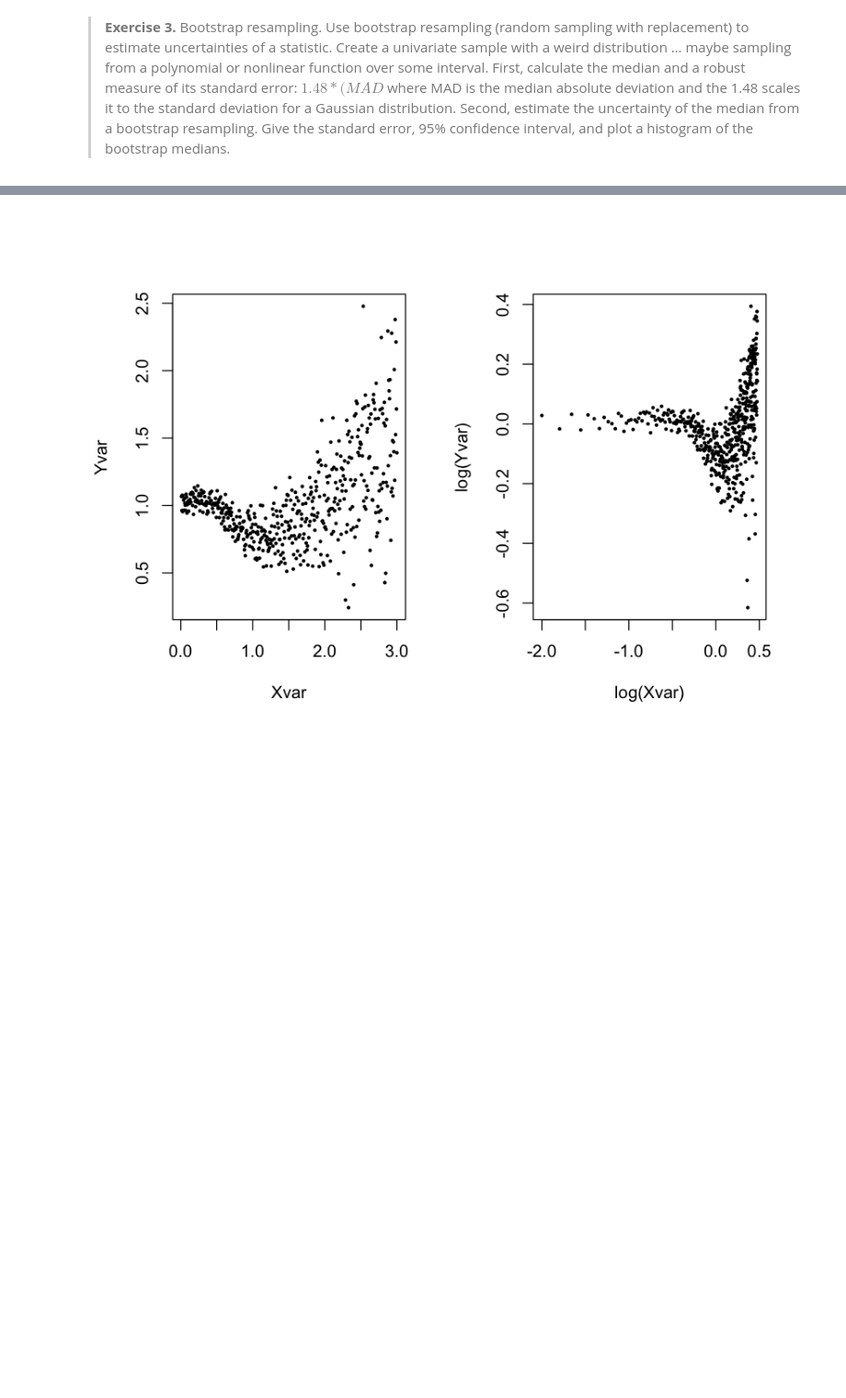
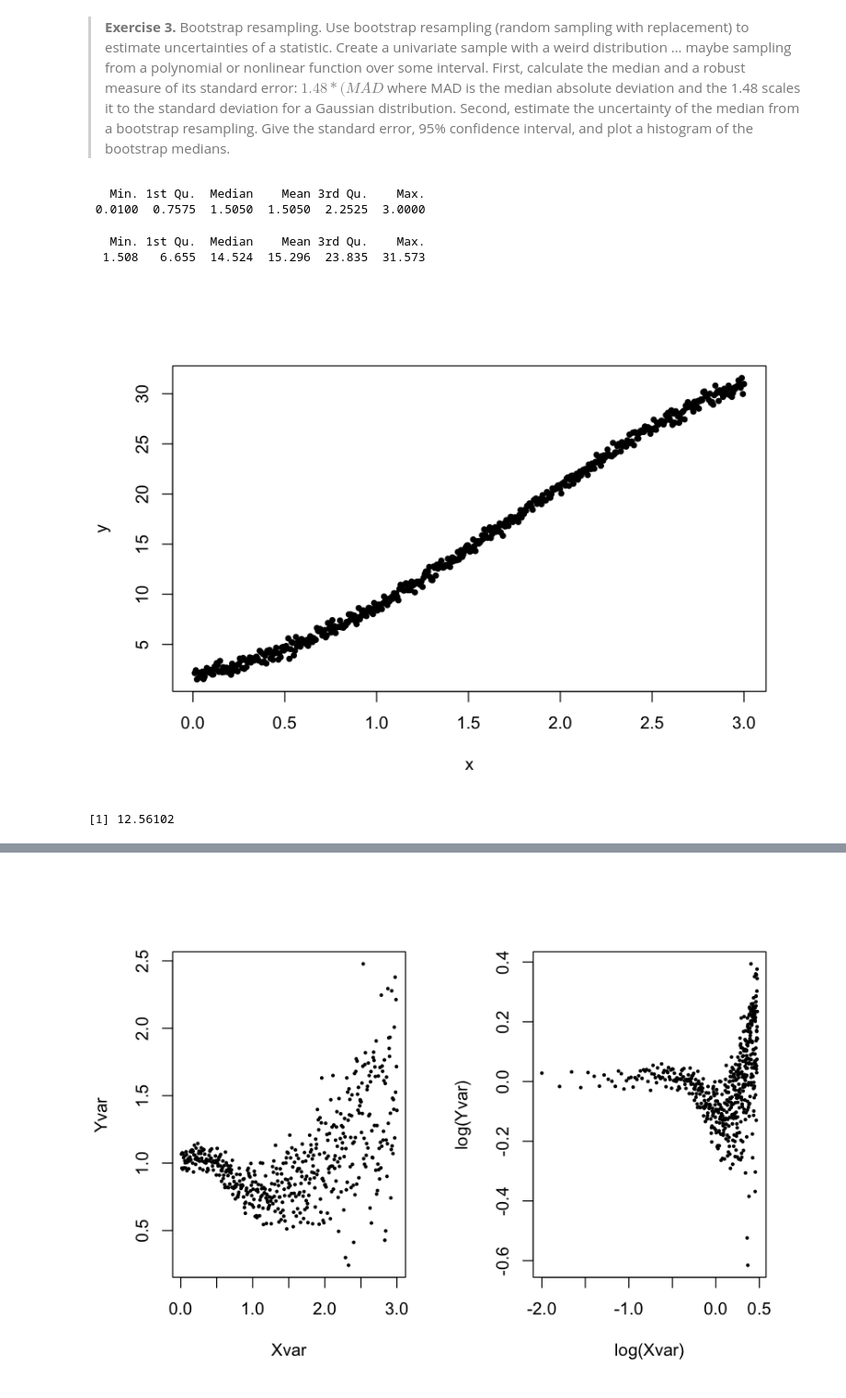
Before and after one commit to mwanakijiji/penn_state_astrostats, a Jupyter notebook: Day1/Day1_4_Feigelson_Tutorial_Notebook.ipynb, the cells around one changed output, grey strips where cells are left out. Shown: that part at 92% size. Cells and saved outputs as stored; diff of their text form; code cells hidden in the pictures; blank space fills up the shorter version.

```diff
--- a/Day1/Day1_4_Feigelson_Tutorial_Notebook.ipynb
+++ b/Day1/Day1_4_Feigelson_Tutorial_Notebook.ipynb
@@ -761,3 +761,26 @@ t1* 0.9771736 -1.271103e-05  0.01299467
 [figure]
 # %% [markdown]
 > **Exercise 3.**  Bootstrap resampling. Use bootstrap resampling (random sampling with replacement) to estimate uncertainties of a statistic. Create a univariate sample with a weird distribution … maybe sampling from a polynomial or nonlinear function over some interval.  First, calculate the median and a robust measure of its standard error: $1.48*(MAD$ where MAD is the median absolute deviation and the 1.48 scales it to the standard deviation for a Gaussian distribution.   Second, estimate the uncertainty of the median from a bootstrap resampling.  Give the standard error, 95% confidence interval, and plot a histogram of the bootstrap medians.
+# %%
+# define the polynomial
+
+poly_fcn <- function(x) {
+    2 + 3*x + 4*x^2 - 0.2*x^4 + rnorm(500, mean=0, sd=(0.4))
+    }
+
+x <- sample(seq(0.01, 3, length.out=500))
+y <- poly_fcn(x)
+xy <- cbind(x, y)
+# %%
+plot(xy, pch=20)
+summary(x) ; summary(y)
+# %% [output]
+   Min. 1st Qu.  Median    Mean 3rd Qu.    Max.
+ 0.0100  0.7575  1.5050  1.5050  2.2525  3.0000
+   Min. 1st Qu.  Median    Mean 3rd Qu.    Max.
+  1.508   6.655  14.524  15.296  23.835  31.573
+[figure, added]
+# %%
+mad(y)
+# %% [output]
+[1] 12.56102
```
Also changed, not shown: parts of 5 cells of this notebook.
